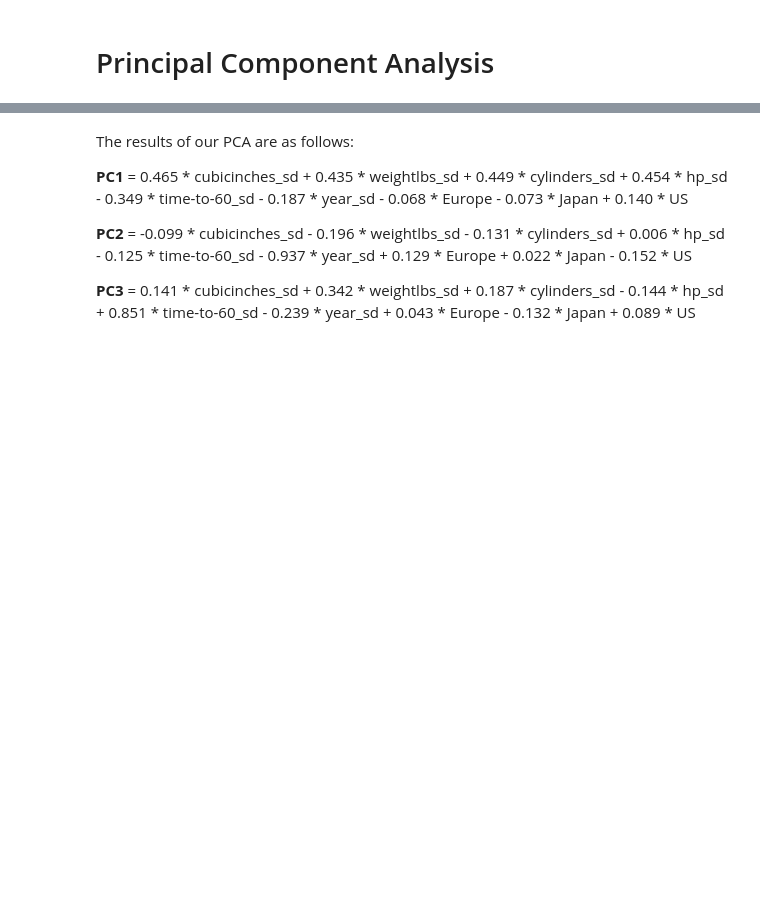
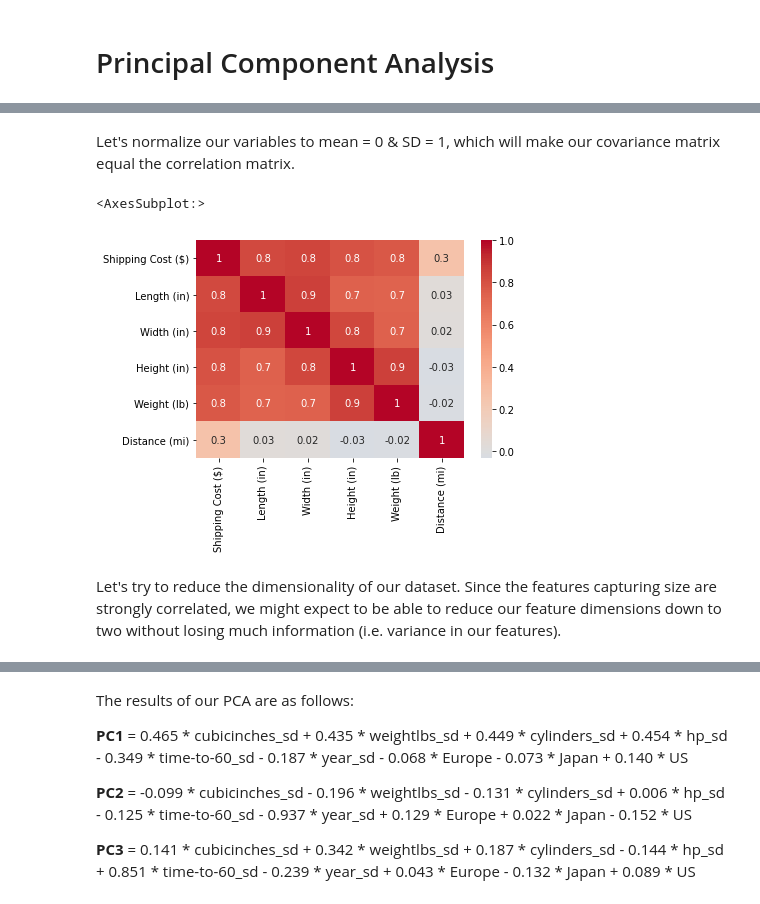
Before and after one commit to smashley-eakland/ds-principal_component_analysis-kbo33, a Jupyter notebook: principal_component_analysis.ipynb, the cells around one changed output, grey strips where cells are left out. Drawn from its saved outputs; the diff is of its cells as text; code cells hidden in the pictures; blank space fills up the shorter version.

```diff
--- a/principal_component_analysis.ipynb
+++ b/principal_component_analysis.ipynb
@@ -53,0 +88,10 @@ $\rightarrow$ **PCA insight**: Moreover, since we'll be capturing much of the va
+# %% [markdown]
+Let's normalize our variables to mean = 0 & SD = 1, which will make our covariance matrix equal the correlation matrix.
+# %%
+packages_scaled = (packages - packages.mean())/packages.std()
+sns.heatmap(packages_scaled.cov(), annot = True, fmt='.1g', center= 0, cmap= 'coolwarm')
+# %% [output]
+<AxesSubplot:>
+[figure, added]
+# %% [markdown]
+Let's try to reduce the dimensionality of our dataset. Since the features capturing size are strongly correlated, we might expect to be able to reduce our feature dimensions down to two without losing much information (i.e. variance in our features).
```
Also changed, not shown: parts of 151 cells of this notebook, 1 other file.
